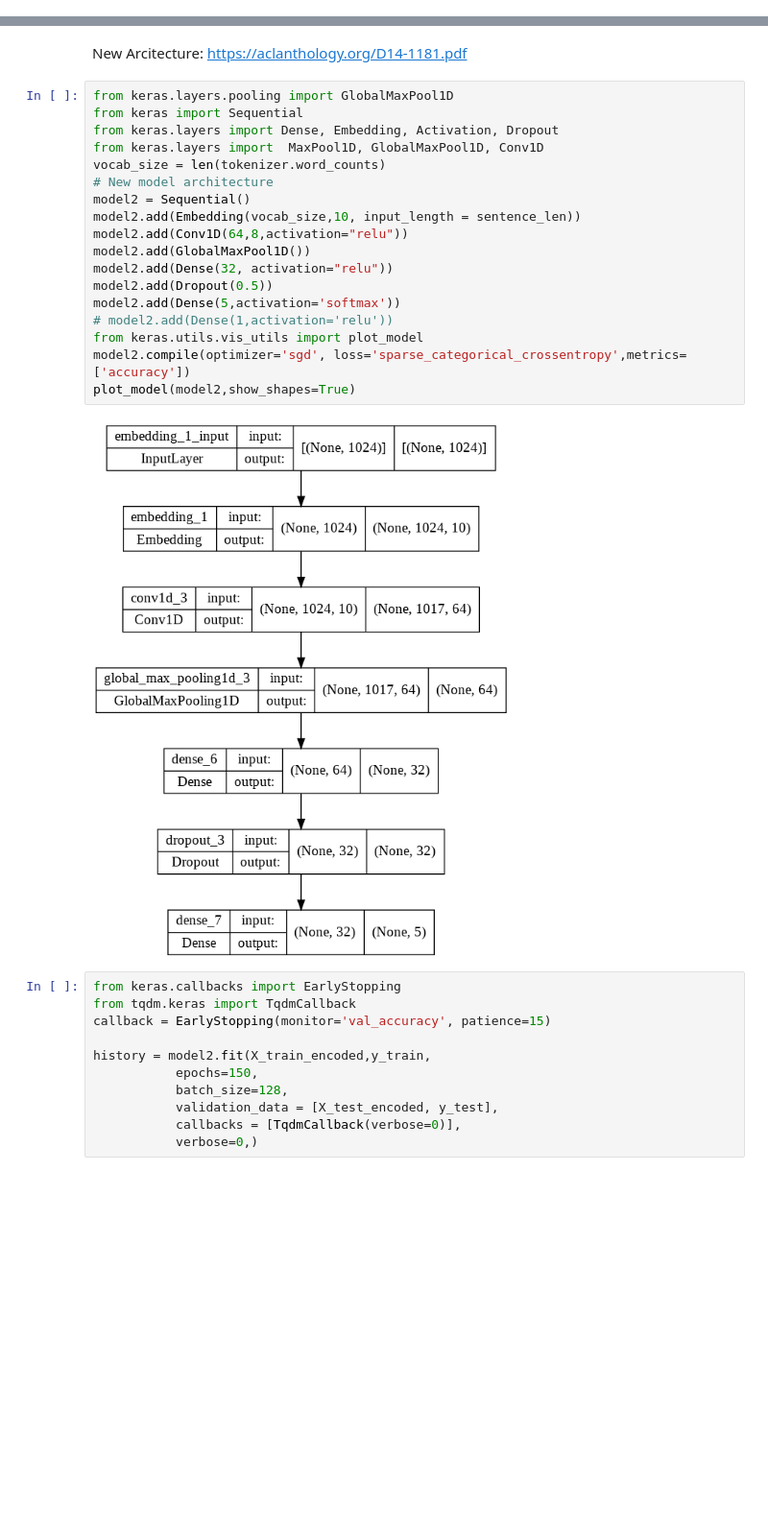
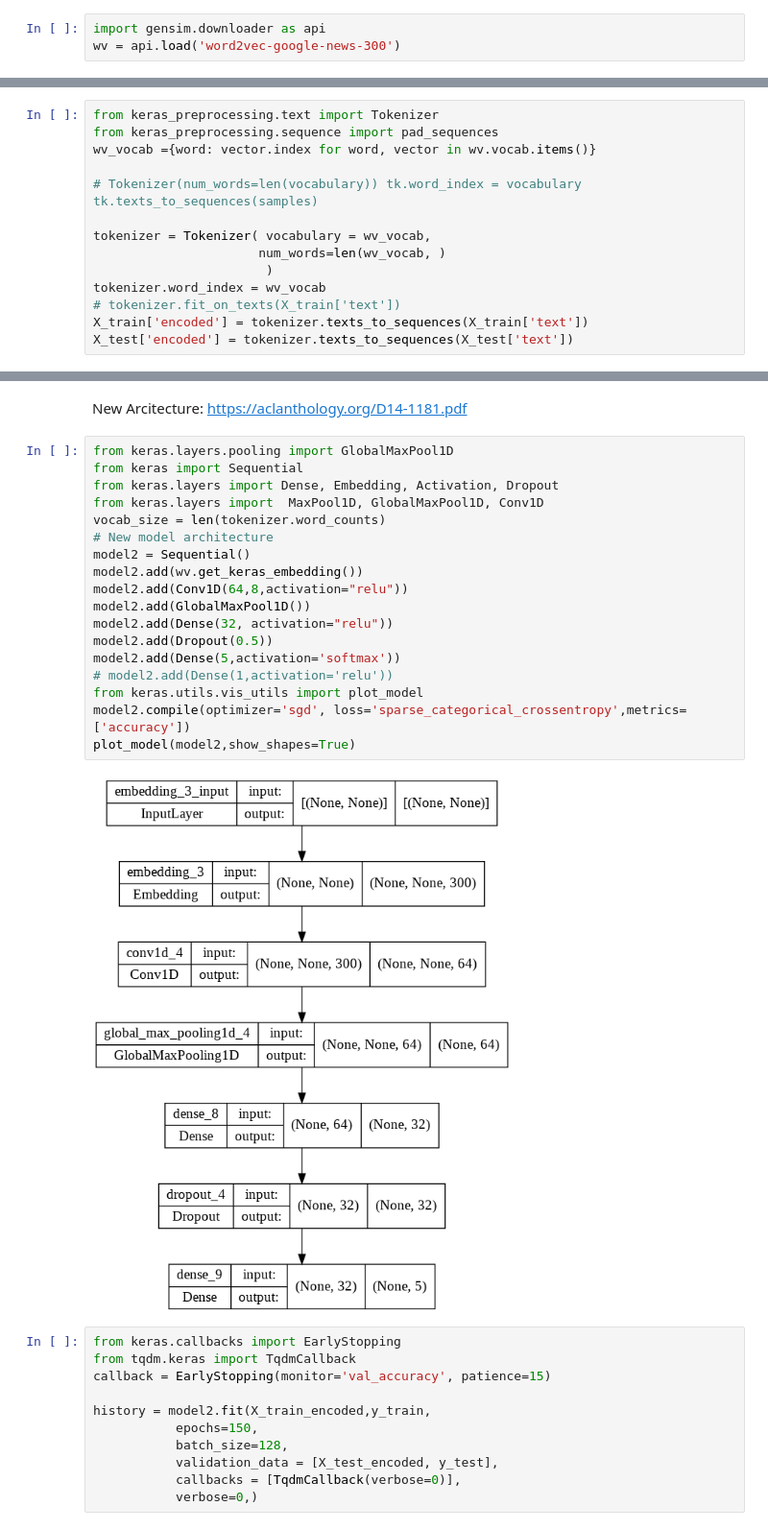
Before and after one commit to CodyBurker/W266_Group_Project, a Jupyter notebook: CNN-word2vec.ipynb, the cells around one changed output, grey strips where cells are left out. Shown: that part at 96% size. Drawn from its saved outputs; the diff is of its cells as text; blank space fills up the shorter version.

Commit message:
Word2vec embedding base code added

```diff
--- a/CNN-word2vec.ipynb
+++ b/CNN-word2vec.ipynb
@@ -49,0 +35,3 @@ X_test['encoded'] = tokenizer.texts_to_sequences(X_test['text'])
+# %%
+import gensim.downloader as api
+wv = api.load('word2vec-google-news-300')
@@ -50,3 +47,17 @@ X_test['encoded'] = tokenizer.texts_to_sequences(X_test['text'])
+# %%
+from keras_preprocessing.text import Tokenizer
+from keras_preprocessing.sequence import pad_sequences
+wv_vocab ={word: vector.index for word, vector in wv.vocab.items()}
+
+# Tokenizer(num_words=len(vocabulary)) tk.word_index = vocabulary tk.texts_to_sequences(samples)
+
+tokenizer = Tokenizer( vocabulary = wv_vocab,
+                      num_words=len(wv_vocab, )
+                       )
+tokenizer.word_index = wv_vocab
+# tokenizer.fit_on_texts(X_train['text'])
+X_train['encoded'] = tokenizer.texts_to_sequences(X_train['text'])
+X_test['encoded'] = tokenizer.texts_to_sequences(X_test['text'])
 # %%
 import matplotlib.pyplot as plt
 plt.hist(X_train['encoded'].apply(len))
@@ -74,23 +85,23 @@ New Arcitecture: https://aclanthology.org/D14-1181.pdf
 # %%
 from keras.layers.pooling import GlobalMaxPool1D
 from keras import Sequential
 from keras.layers import Dense, Embedding, Activation, Dropout
 from keras.layers import  MaxPool1D, GlobalMaxPool1D, Conv1D
 vocab_size = len(tokenizer.word_counts)
 # New model architecture
 model2 = Sequential()
-model2.add(Embedding(vocab_size,10, input_length = sentence_len))
+model2.add(wv.get_keras_embedding())
 model2.add(Conv1D(64,8,activation="relu"))
 model2.add(GlobalMaxPool1D())
 model2.add(Dense(32, activation="relu"))
 model2.add(Dropout(0.5))
 model2.add(Dense(5,activation='softmax'))
 # model2.add(Dense(1,activation='relu'))
 from keras.utils.vis_utils import plot_model
 model2.compile(optimizer='sgd', loss='sparse_categorical_crossentropy',metrics=['accuracy'])
 plot_model(model2,show_shapes=True)
 # %% [output]
-[figure, old version]
+[figure, new version]
 # %%
 from keras.callbacks import EarlyStopping
 from tqdm.keras import TqdmCallback
```
Also changed, not shown: parts of 7 cells of this notebook.
